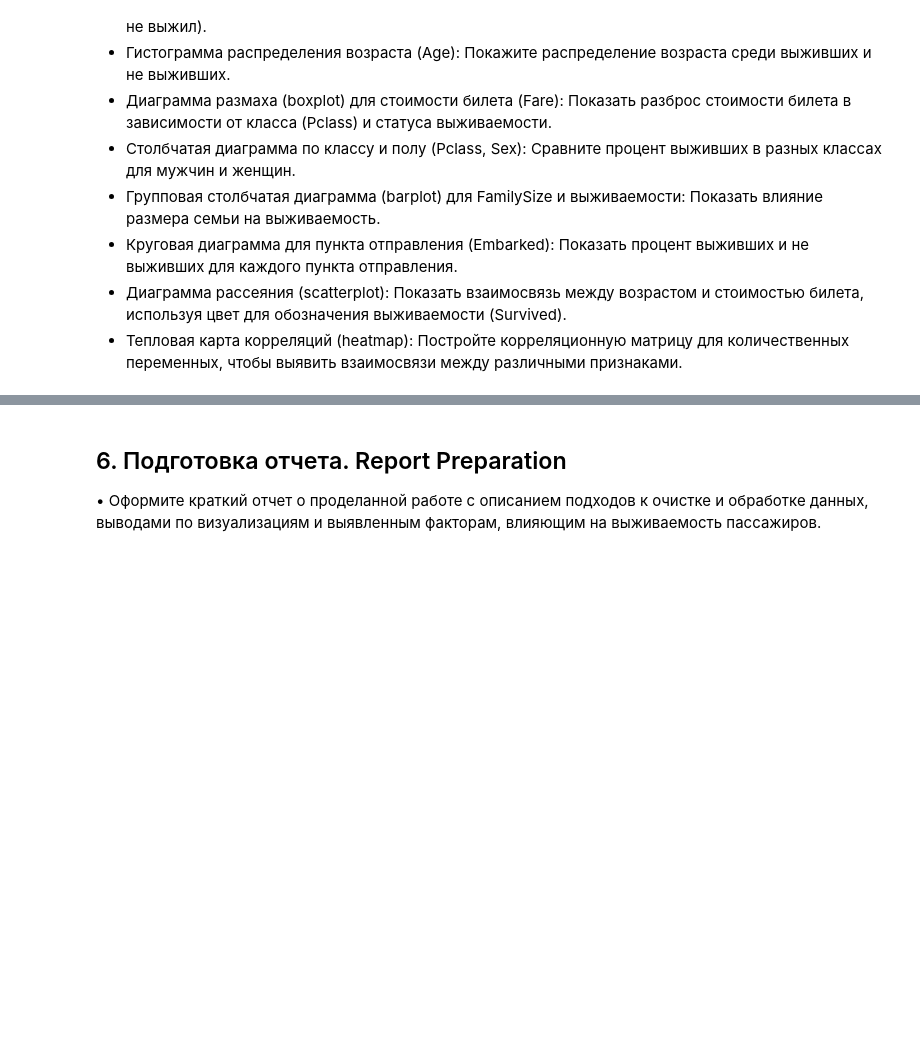
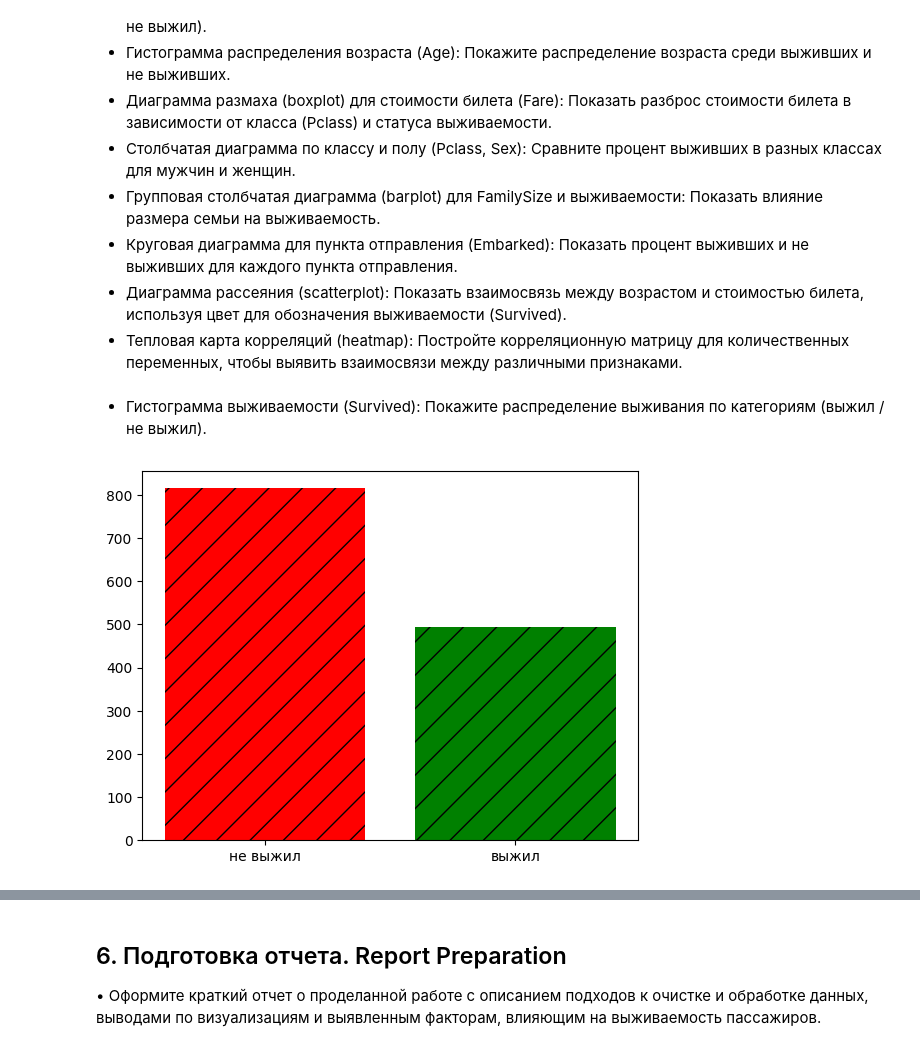
Before and after one commit to qurbonxojayev0755/titanic_project, a Jupyter notebook: lesson10.ipynb, the cells around one changed output, grey strips where cells are left out. Drawn from its saved outputs; the diff is of its cells as text; code cells hidden in the pictures; blank space fills up the shorter version.

Commit message:
4. Анализ и визуализация данных. Data Visualization и 5. Сортировка и группировка данных. Data Aggregation & Grouping

```diff
--- a/lesson10.ipynb
+++ b/lesson10.ipynb
@@ -360,7 +365,7 @@ all_df.head()
 | 4 | 5 | 0 | 3 | Allen, Mr. William Henry | 1 | 35.0 | 0 | 0 | 373450 | 8.0500 | ... |
 # %%
 def f_df_mean (index_i):
-    result= all_df[(all_df.Pclass==all_df.iloc[index_i].Pclass)&(all_df.Sex==all_df.iloc[index_i].Sex)&(all_df.Embarked==all_df.iloc[index_i].Embarked)].Age.mean()
+    result= all_df[(all_df.Pclass==all_df.iloc[index_i].Pclass)&(all_df.Sex==all_df.iloc[index_i].Sex)&(all_df.Embarked==all_df.iloc[index_i].Embarked)].Age.median()
 
 
     return round(result)
@@ -398,7 +412,7 @@ C    270
 Q    123
 Name: count, dtype: int64
 # %%
-all_df.Embarked=all_df.Embarked.fillna('s')
+all_df.Embarked=all_df.Embarked.fillna('S')
 # %%
 all_df.isnull().sum()
 # %% [output]
@@ -509,3 +519,15 @@ all_df[(all_df.SibSp==0)&(all_df.Parch==0)&(all_df.Title=='Cumings')]
    - Круговая диаграмма для пункта отправления (Embarked): Показать процент выживших и не выживших для каждого пункта отправления.
    - Диаграмма рассеяния (scatterplot): Показать взаимосвязь между возрастом и стоимостью билета, используя цвет для обозначения выживаемости (Survived).
    - Тепловая карта корреляций (heatmap): Постройте корреляционную матрицу для количественных переменных, чтобы выявить взаимосвязи между различными признаками.
+# %% [markdown]
+- Гистограмма выживаемости (Survived): Покажите распределение выживания по категориям (выжил / не выжил).
+# %%
+issurvived = all_df.Survived.value_counts().to_numpy()
+all_survived =all_df[all_df.Survived==1]
+
+
+bars =plt.bar(['не выжил','выжил'], issurvived, color=['r','g'])
+bars[0].set_hatch('/')
+bars[1].set_hatch('/')
+# %% [output]
+[figure, added]
```
Also changed, not shown: parts of 29 cells of this notebook, 3 other files.
